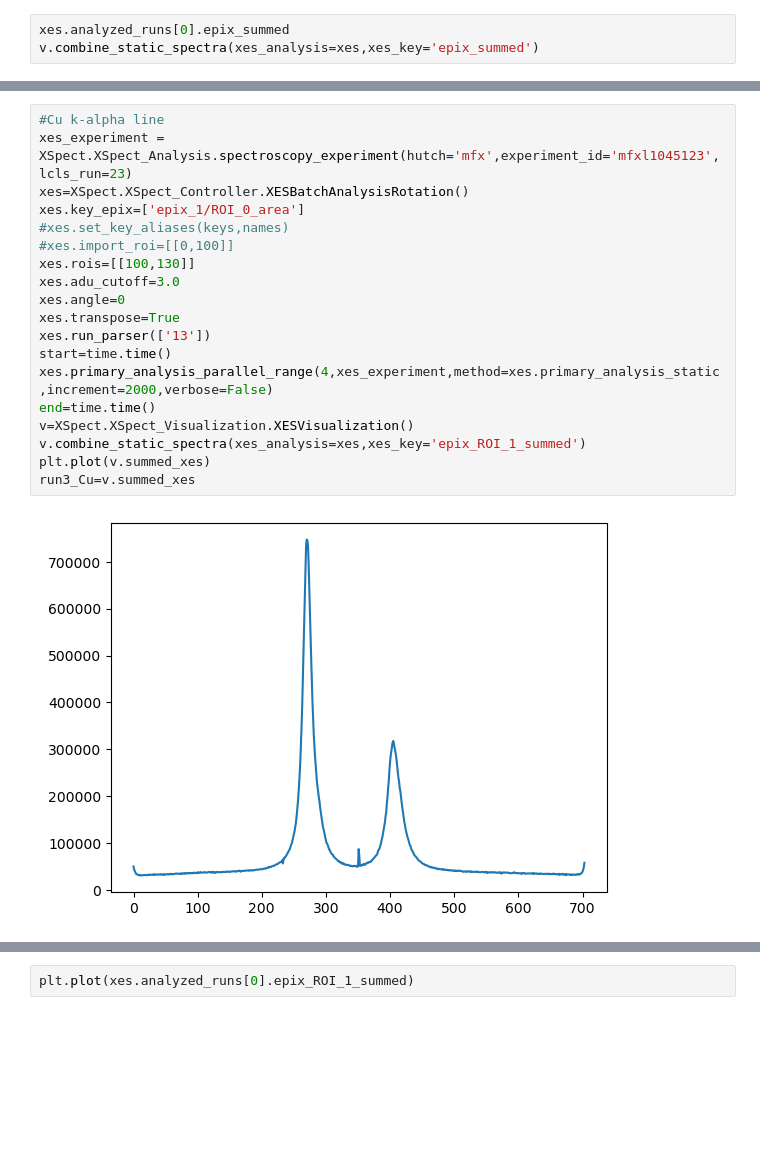
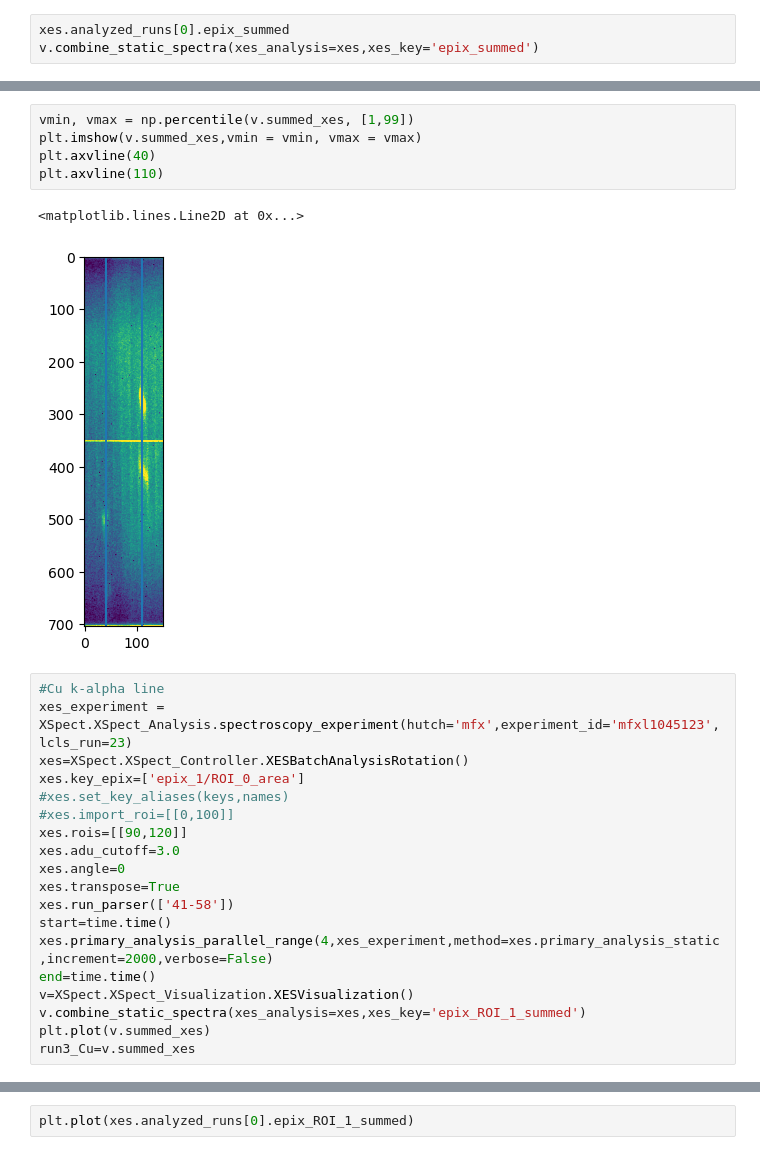
Before and after one commit to lg345/XSpect, a Jupyter notebook: XSpect_XES_examples.ipynb, the cells around one changed output, grey strips where cells are left out. Saved outputs shown, nothing was run; the diff lists cells and outputs as text; blank space fills up the shorter version.

```diff
--- a/XSpect_XES_examples.ipynb
+++ b/XSpect_XES_examples.ipynb
@@ -70,3 +108,11 @@ run3_Fe=v.summed_xes
+# %%
+vmin, vmax = np.percentile(v.summed_xes, [1,99])
+plt.imshow(v.summed_xes,vmin = vmin, vmax = vmax)
+plt.axvline(40)
+plt.axvline(110)
+# %% [output]
+<matplotlib.lines.Line2D at 0x...>
+[figure, added]
 # %%
 #Cu k-alpha line
 xes_experiment = XSpect.XSpect_Analysis.spectroscopy_experiment(hutch='mfx',experiment_id='mfxl1045123',lcls_run=23)
@@ -74,11 +120,11 @@ xes=XSpect.XSpect_Controller.XESBatchAnalysisRotation()
 xes.key_epix=['epix_1/ROI_0_area']
 #xes.set_key_aliases(keys,names)
 #xes.import_roi=[[0,100]]
-xes.rois=[[100,130]]
+xes.rois=[[90,120]]
 xes.adu_cutoff=3.0
 xes.angle=0
 xes.transpose=True
-xes.run_parser(['13'])
+xes.run_parser(['41-58'])
 start=time.time()
 xes.primary_analysis_parallel_range(4,xes_experiment,method=xes.primary_analysis_static,increment=2000,verbose=False)
 end=time.time()
@@ -86,6 +132,4 @@ v=XSpect.XSpect_Visualization.XESVisualization()
 v.combine_static_spectra(xes_analysis=xes,xes_key='epix_ROI_1_summed')
 plt.plot(v.summed_xes)
 run3_Cu=v.summed_xes
-# %% [output]
-[figure, removed]
 # %%
```
Also changed, not shown: parts of 10 cells of this notebook, 1 other file.
